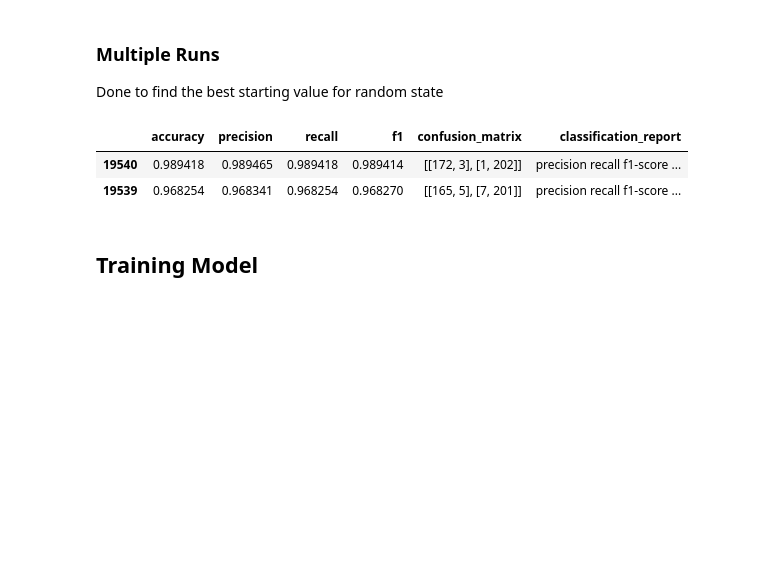
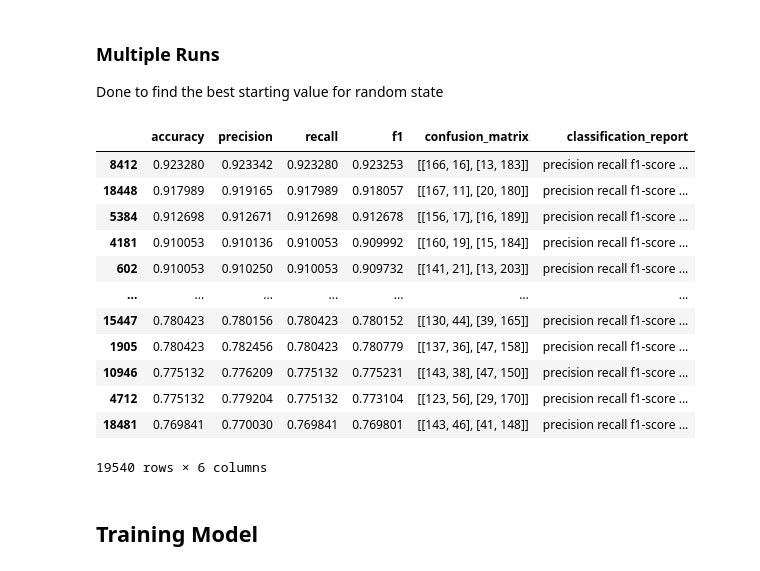
Before and after one commit to nfarhaan/Heart-Attack-Prediction-Using-Machine-Learning, a Jupyter notebook: decision_tree.ipynb, the cells around one changed output. Saved outputs shown, nothing was run; the diff lists cells and outputs as text; code cells hidden in the pictures; blank space fills up the shorter version.

```diff
--- a/decision_tree.ipynb
+++ b/decision_tree.ipynb
@@ -61,12 +61,28 @@ from sklearn.tree import DecisionTreeClassifier
 from sklearn.metrics import accuracy_score, precision_score, recall_score, f1_score, confusion_matrix, classification_report
 
 def fit_model(random_state_value, dataset, target):
+    # Split the dataset
     X_train, X_test, y_train, y_test = train_test_split(dataset, target, test_size=0.2, random_state=random_state_value)
+
+    # Initialize the model
     model = DecisionTreeClassifier(random_state=random_state_value)
     model.fit(X_train, y_train)
-    y_pred = model.predict(X_test)
 
-    return y_test, y_pred, model, X_train, X_test
+    # Get the pruning path
+    path = model.cost_complexity_pruning_path(X_train, y_train)
+    ccp_alphas = path.ccp_alphas
+
+    # Choose the optimal ccp_alpha
+    best_alpha = ccp_alphas[np.argmin(ccp_alphas)]
+
+    # Re-train the model with pruning
+    pruned_model = DecisionTreeClassifier(random_state=random_state_value, max_depth=5, ccp_alpha=best_alpha)
+    pruned_model.fit(X_train, y_train)
+
+    # Predict the results on the test set
+    y_pred = pruned_model.predict(X_test)
+
+    return y_test, y_pred, pruned_model, X_train, X_test
 
 def evaluate_model(y_test, y_pred):
     accuracy = accuracy_score(y_test, y_pred)
@@ -83,27 +99,37 @@ Done to find the best starting value for random state
 # %%
 import tqdm
 
 results = {}
 
-for random_state_value in tqdm.tqdm(range(19539, 19541)):
+for random_state_value in tqdm.tqdm(range(1, 19541)):
     y_test, y_pred, model, X_train, X_test = fit_model(random_state_value, X, y)
     accuracy, precision, recall, f1, conf_matrix, class_report = evaluate_model(y_test, y_pred)
     results[random_state_value] = {
         'accuracy': accuracy,
         'precision': precision,
         'recall': recall,
         'f1': f1,
         'confusion_matrix': conf_matrix,
         'classification_report': class_report
     }
 
 data = pd.DataFrame.from_dict(results, orient='index')
 data = data.sort_values('accuracy', ascending=False)
 data
 # %% [output]
 |  | accuracy | precision | recall | f1 | confusion_matrix | classification_report |
-| 19540 | 0.989418 | 0.989465 | 0.989418 | 0.989414 | [[172, 3], [1, 202]] | precision recall f1-score ... |
-| 19539 | 0.968254 | 0.968341 | 0.968254 | 0.968270 | [[165, 5], [7, 201]] | precision recall f1-score ... |
+| 8412 | 0.923280 | 0.923342 | 0.923280 | 0.923253 | [[166, 16], [13, 183]] | precision recall f1-score ... |
+| 18448 | 0.917989 | 0.919165 | 0.917989 | 0.918057 | [[167, 11], [20, 180]] | precision recall f1-score ... |
+| 5384 | 0.912698 | 0.912671 | 0.912698 | 0.912678 | [[156, 17], [16, 189]] | precision recall f1-score ... |
+| 4181 | 0.910053 | 0.910136 | 0.910053 | 0.909992 | [[160, 19], [15, 184]] | precision recall f1-score ... |
+| 602 | 0.910053 | 0.910250 | 0.910053 | 0.909732 | [[141, 21], [13, 203]] | precision recall f1-score ... |
+| ... | ... | ... | ... | ... | ... | ... |
+| 15447 | 0.780423 | 0.780156 | 0.780423 | 0.780152 | [[130, 44], [39, 165]] | precision recall f1-score ... |
+| 1905 | 0.780423 | 0.782456 | 0.780423 | 0.780779 | [[137, 36], [47, 158]] | precision recall f1-score ... |
+| 10946 | 0.775132 | 0.776209 | 0.775132 | 0.775231 | [[143, 38], [47, 150]] | precision recall f1-score ... |
+| 4712 | 0.775132 | 0.779204 | 0.775132 | 0.773104 | [[123, 56], [29, 170]] | precision recall f1-score ... |
+| 18481 | 0.769841 | 0.770030 | 0.769841 | 0.769801 | [[143, 46], [41, 148]] | precision recall f1-score ... |
+19540 rows × 6 columns
 # %% [markdown]
 ## Training Model
 # %%
```
Also changed, not shown: parts of 4 cells of this notebook.
